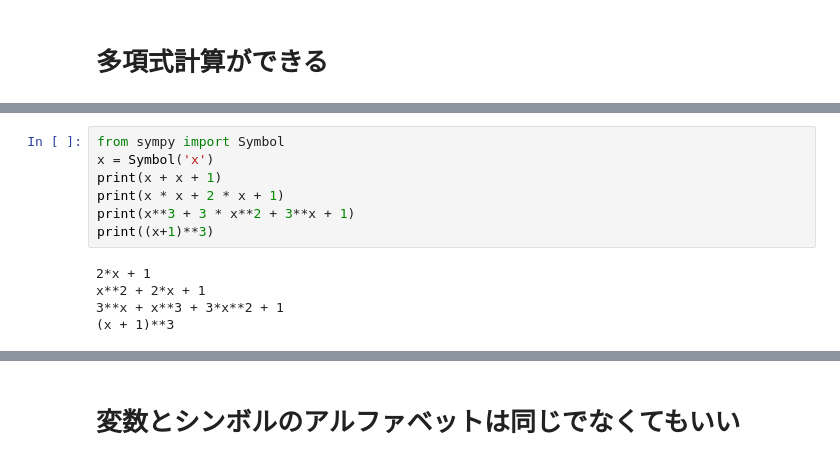
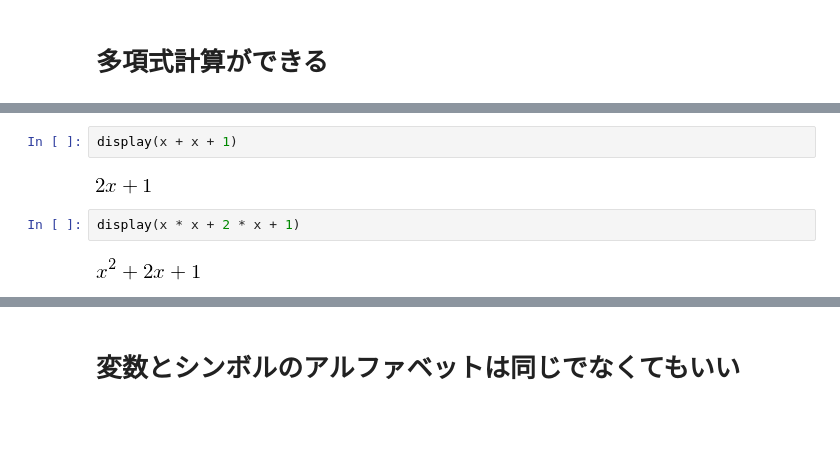
Before and after one commit to phasetr/mathcodes, a Jupyter notebook: jupyter/math_simple_symbolic_algebra.ipynb, the cells around one changed output, grey strips where cells are left out. Saved outputs shown, nothing was run; the diff lists cells and outputs as text; blank space fills up the shorter version.

```diff
--- a/jupyter/math_simple_symbolic_algebra.ipynb
+++ b/jupyter/math_simple_symbolic_algebra.ipynb
@@ -9,12 +28,8 @@ x + x + 1
-# %%
-from sympy import Symbol
-x = Symbol('x')
-print(x + x + 1)
-print(x * x + 2 * x + 1)
-print(x**3 + 3 * x**2 + 3**x + 1)
-print((x+1)**3)
-# %% [output]
-2*x + 1
-x**2 + 2*x + 1
-3**x + x**3 + 3*x**2 + 1
-(x + 1)**3
+# %%
+display(x + x + 1)
+# %% [output]
+[figure, added]
+# %%
+display(x * x + 2 * x + 1)
+# %% [output]
+[figure, added]
```
Also changed, not shown: parts of 140 cells of this notebook, 33 other files.
